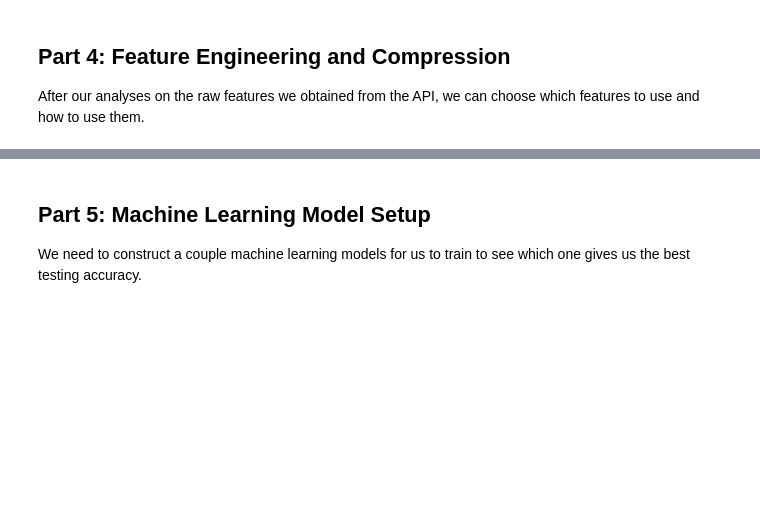
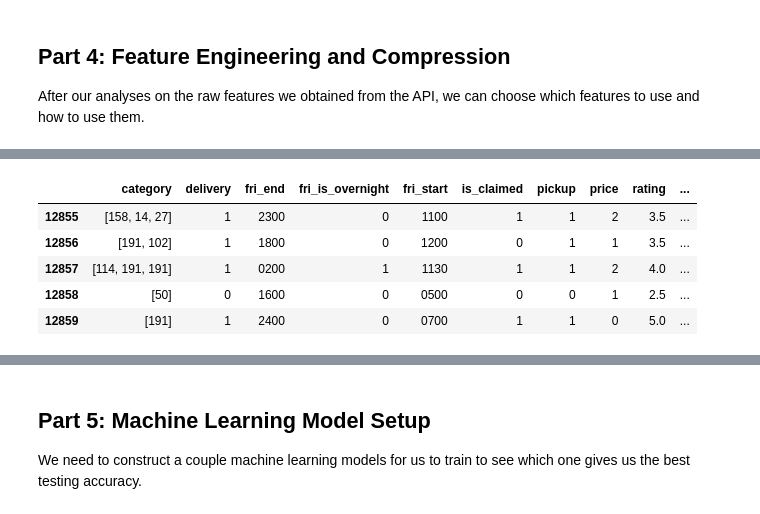
Before and after one commit to sandershihacker/yelp-rating-prediction, a Jupyter notebook: yelp_rating_prediction.ipynb, the cells around one changed output, grey strips where cells are left out. Drawn from its saved outputs; the diff is of its cells as text; code cells hidden in the pictures; blank space fills up the shorter version.

```diff
--- a/yelp_rating_prediction.ipynb
+++ b/yelp_rating_prediction.ipynb
@@ -817 +901,12 @@ which features to use and how to use them.
+# %%
+# Split into training set and test set
+training_features, test_features = split_set(labeled_features)
+training_features.tail()
+# %% [output]
+|  | category | delivery | fri_end | fri_is_overnight | fri_start | is_claimed | pickup | price | rating | ... |
+| 12855 | [158, 14, 27] | 1 | 2300 | 0 | 1100 | 1 | 1 | 2 | 3.5 | ... |
+| 12856 | [191, 102] | 1 | 1800 | 0 | 1200 | 0 | 1 | 1 | 3.5 | ... |
+| 12857 | [114, 191, 191] | 1 | 0200 | 1 | 1130 | 1 | 1 | 2 | 4.0 | ... |
+| 12858 | [50] | 0 | 1600 | 0 | 0500 | 0 | 0 | 1 | 2.5 | ... |
+| 12859 | [191] | 1 | 2400 | 0 | 0700 | 1 | 1 | 0 | 5.0 | ... |
 # %%
```
Also changed, not shown: parts of 21 cells of this notebook.
